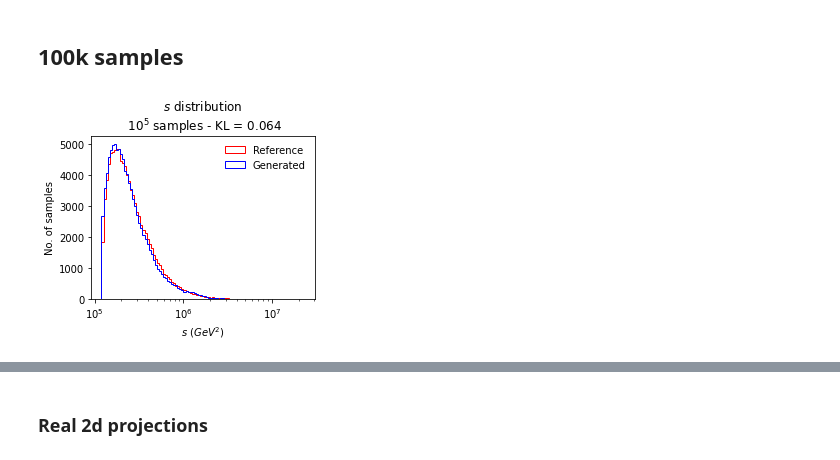
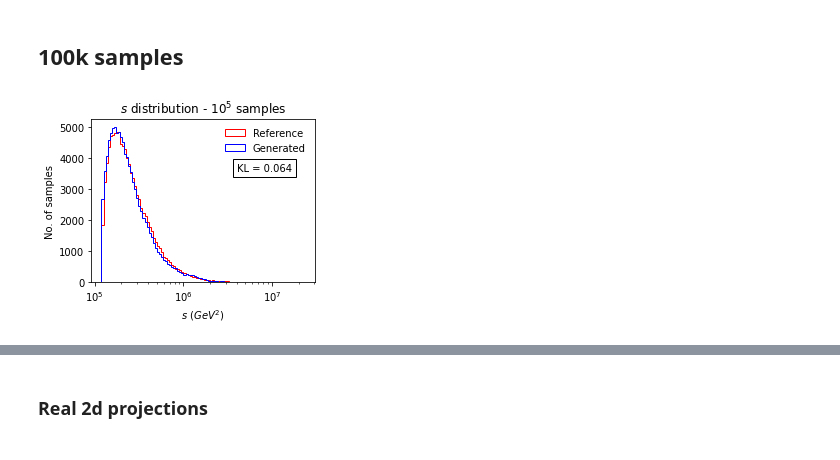
Before and after one commit to QTI-TH/style-qgan, a Jupyter notebook: classical-quantum-gan/results/plots_notebook/plots.ipynb, the cells around one changed output, grey strips where cells are left out. Drawn from its saved outputs; the diff is of its cells as text; code cells hidden in the pictures.

Commit message:
updated figures as Dorota s suggestion

```diff
--- a/classical-quantum-gan/results/plots_notebook/plots.ipynb
+++ b/classical-quantum-gan/results/plots_notebook/plots.ipynb
@@ -596,35 +601,38 @@ samples=100000
 bins=100
 
 plt.figure(figsize=(4,3))
-plt.title('$s$ distribution \n $10^5$ samples - KL = 0.064')
+plt.title('$s$ distribution - $10^5$ samples')
 plt.ylabel('No. of samples')
 plt.xlabel('$s$ $(GeV^2)$')
 plt.hist(x_real1, np.logspace(np.log10(min(x_real1)),np.log10(max(x_real1)),bins), histtype='step', color='red', label='Reference')
 plt.hist(x_fake1, np.logspace(np.log10(min(x_real1)),np.log10(max(x_real1)),bins), histtype='step', color='blue', label='Generated')
 plt.legend(frameon=False)
+plt.text(4*10e5, 3600, 'KL = 0.064', bbox=dict(fill=False, edgecolor='black', linewidth=1))
 plt.xscale('log')
 plt.savefig(f"s-distribution_LHCdata_100k.pdf", bbox_inches='tight')
 
 x_real2 = -1*np.array(x_real2)
 x_fake2 = -1*np.array(x_fake2)
 plt.figure(figsize=(4,3))
-plt.title('$t$ distribution \n $10^5$ samples - KL = 0.074')
+plt.title('$t$ distribution - $10^5$ samples')
 plt.ylabel('No. of samples')
 plt.xlabel('$t$ $(GeV^2)$')
 plt.hist(-1*x_real2, -1*np.logspace(np.log10(max(x_real2)),np.log10(min(x_real2)),bins), histtype='step', color='red', label='Reference')
 plt.hist(-1*x_fake2, -1*np.logspace(np.log10(max(x_real2)),np.log10(min(x_real2)),bins), histtype='step', color='blue', label='Generated')
 plt.xscale('symlog')
+plt.text(-1.2*10e6, 2700, 'KL = 0.074', bbox=dict(fill=False, edgecolor='black', linewidth=1))
 plt.legend(frameon=False, loc=2)
 plt.savefig(f"t-distribution_LHCdata_100k.pdf", bbox_inches='tight')
 
 plt.figure(figsize=(4,3))
-plt.title('$y$ distribution \n $10^5$ samples - KL = 0.050')
+plt.title('$y$ distribution - $10^5$ samples')
 plt.ylabel('No. of samples')
 plt.xlabel('$y$')
 plt.hist(x_real3, np.linspace(min(x_real3),max(x_real3),bins), histtype='step', color='red', label='Reference', alpha=0.75)
 plt.hist(x_fake3, np.linspace(min(x_real3),max(x_real3),bins), histtype='step', color='blue', label='Generated', alpha=0.75)
+plt.text(1.2, 1800, 'KL = 0.050', bbox=dict(fill=False, edgecolor='black', linewidth=1))
 plt.legend(frameon=False)
 plt.ylim(0,2600)
 plt.savefig(f"y-distribution_LHCdata_100k.pdf", bbox_inches='tight')
 # %% [output]
-[figure, old version]
+[figure, new version]
```
Also changed, not shown: parts of 5 cells of this notebook, 23 other files.
